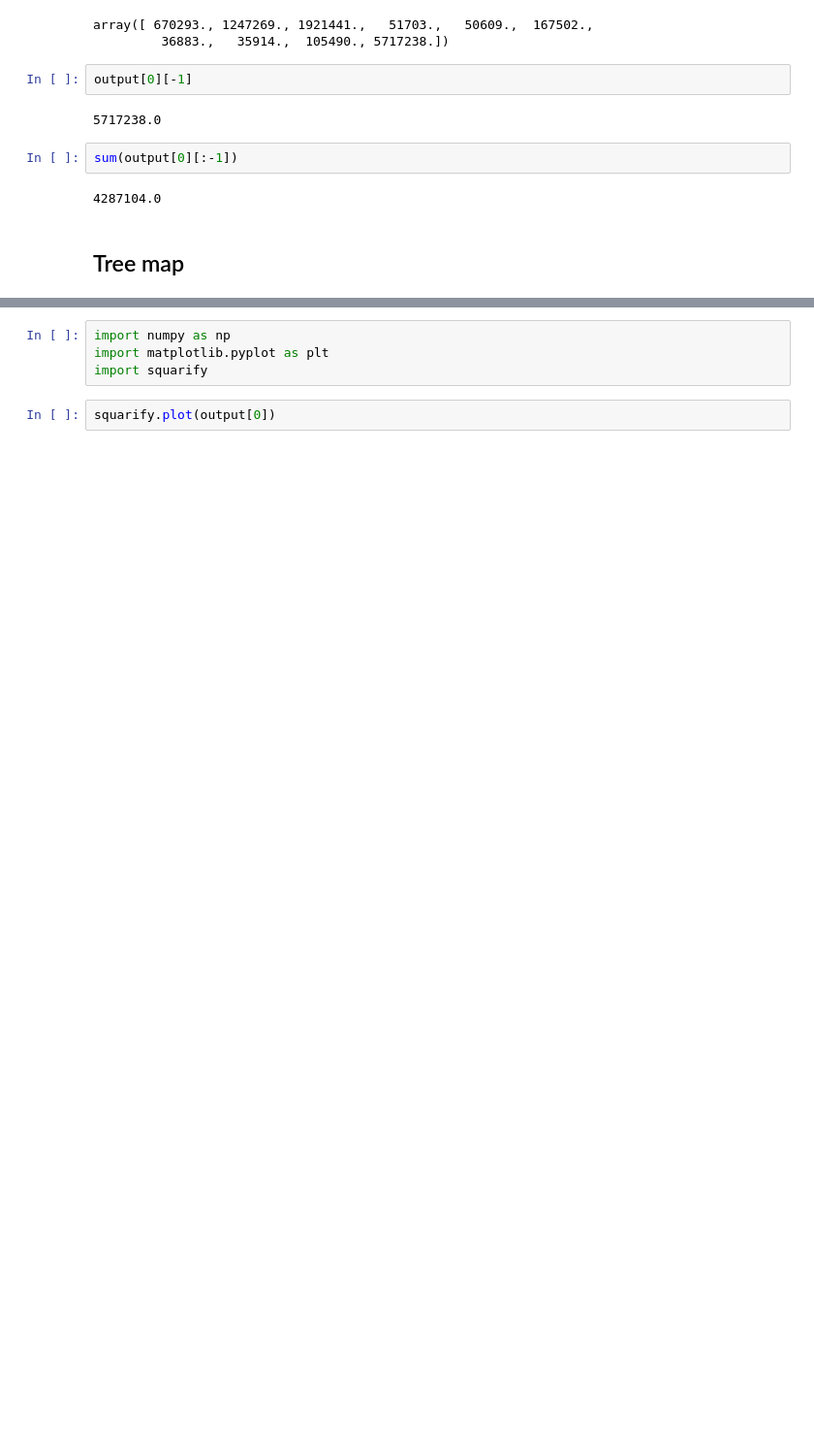
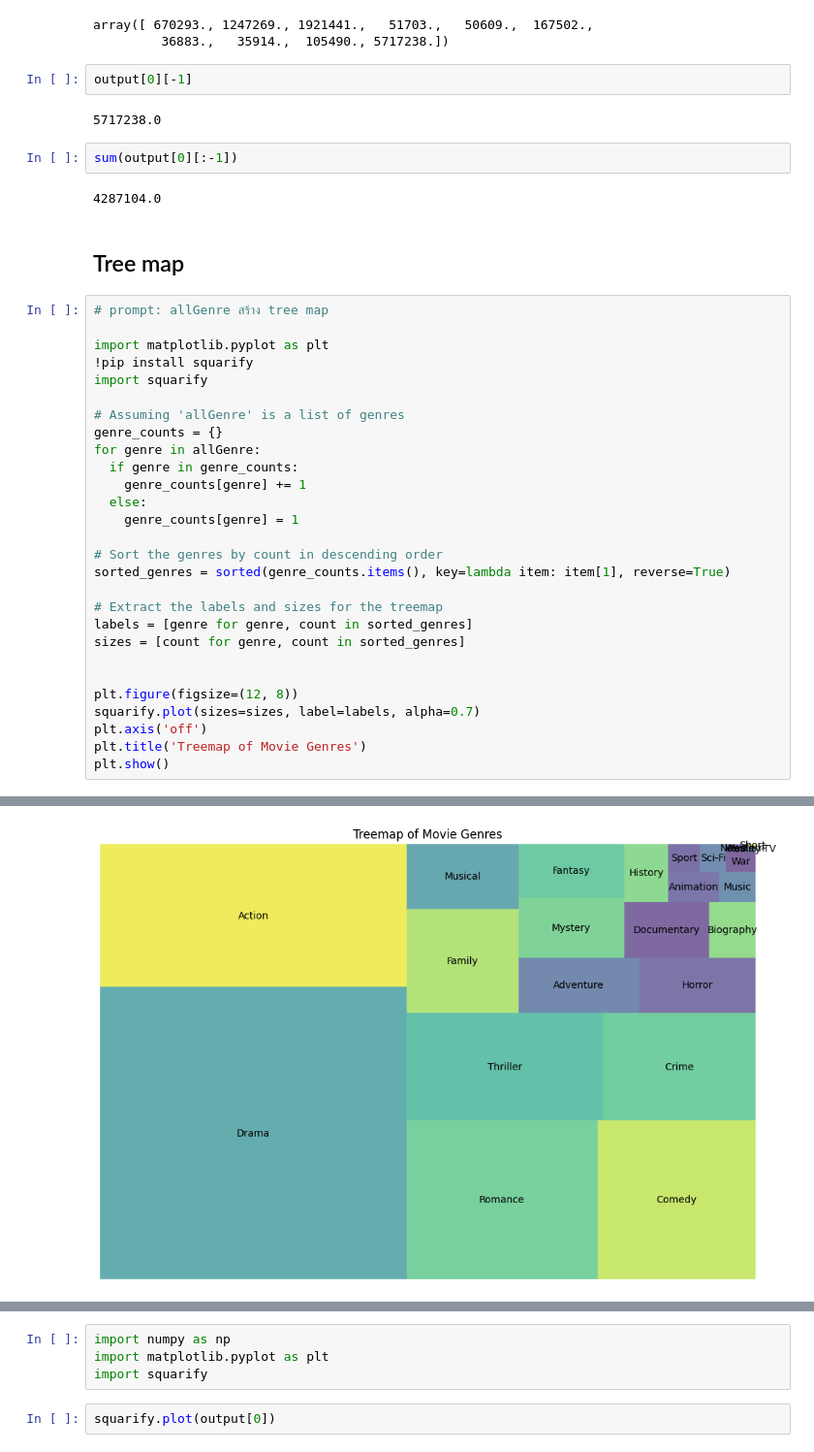
Before and after one commit to thanaprondtn/python_dataviz2024, a Jupyter notebook: Visualize_Data_Comparison_2024.ipynb, the cells around one changed output, grey strips where cells are left out. Shown at 97% size. Drawn from its saved outputs; the diff is of its cells as text; blank space fills up the shorter version.

```diff
--- a/Visualize_Data_Comparison_2024.ipynb
+++ b/Visualize_Data_Comparison_2024.ipynb
@@ -1654,3 +1664,32 @@ sum(output[0][:-1])
 4287104.0
 # %% [markdown]
 ## Tree map
+# %%
+# prompt: allGenre สร้าง tree map
+
+import matplotlib.pyplot as plt
+!pip install squarify
+import squarify
+
+# Assuming 'allGenre' is a list of genres
+genre_counts = {}
+for genre in allGenre:
+  if genre in genre_counts:
+    genre_counts[genre] += 1
+  else:
+    genre_counts[genre] = 1
+
+# Sort the genres by count in descending order
+sorted_genres = sorted(genre_counts.items(), key=lambda item: item[1], reverse=True)
+
+# Extract the labels and sizes for the treemap
+labels = [genre for genre, count in sorted_genres]
+sizes = [count for genre, count in sorted_genres]
+
+
+plt.figure(figsize=(12, 8))
+squarify.plot(sizes=sizes, label=labels, alpha=0.7)
+plt.axis('off')
+plt.title('Treemap of Movie Genres')
+plt.show()
+# %% [output]
@@ -1657,3 +1697,4 @@ sum(output[0][:-1])
+[figure, added]
 # %%
 !pip install squarify
 # %% [output]
```
Also changed, not shown: parts of 8 cells of this notebook.
